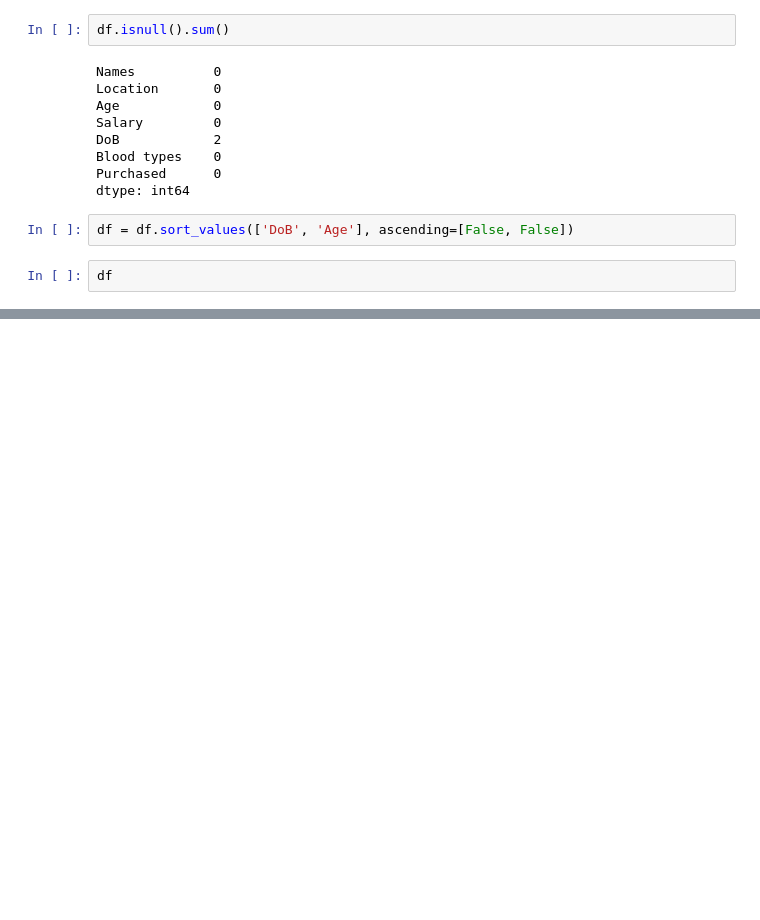
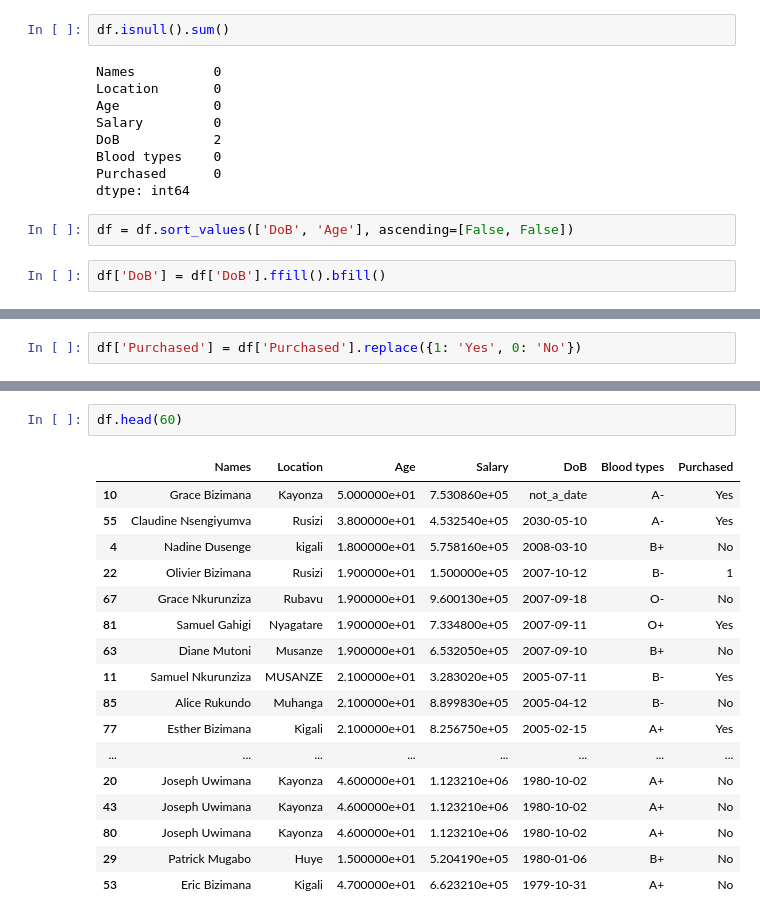
Before and after one commit to niyomugaboetiene/ml-tr-with-jupyter-notebook, a Jupyter notebook: exercises 2/exercises.ipynb, the cells around one changed output, grey strips where cells are left out. Saved outputs shown, nothing was run; the diff lists cells and outputs as text; blank space fills up the shorter version.

```diff
--- a/exercises 2/exercises.ipynb
+++ b/exercises 2/exercises.ipynb
@@ -72,4 +82,4 @@ dtype: int64
 # %%
 df = df.sort_values(['DoB', 'Age'], ascending=[False, False])
 # %%
-df
+df['DoB'] = df['DoB'].ffill().bfill()
@@ -89,0 +113,2 @@ df
+# %%
+df['Purchased'] = df['Purchased'].replace({1: 'Yes', 0: 'No'})
@@ -89,0 +131,20 @@ df
+# %%
+df.head(60)
+# %% [output]
+|  | Names | Location | Age | Salary | DoB | Blood types | Purchased |
+| 10 | Grace Bizimana | Kayonza | 5.000000e+01 | 7.530860e+05 | not_a_date | A- | Yes |
+| 55 | Claudine Nsengiyumva | Rusizi | 3.800000e+01 | 4.532540e+05 | 2030-05-10 | A- | Yes |
+| 4 | Nadine Dusenge | kigali | 1.800000e+01 | 5.758160e+05 | 2008-03-10 | B+ | No |
+| 22 | Olivier Bizimana | Rusizi | 1.900000e+01 | 1.500000e+05 | 2007-10-12 | B- | 1 |
+| 67 | Grace Nkurunziza | Rubavu | 1.900000e+01 | 9.600130e+05 | 2007-09-18 | O- | No |
+| 81 | Samuel Gahigi | Nyagatare | 1.900000e+01 | 7.334800e+05 | 2007-09-11 | O+ | Yes |
+| 63 | Diane Mutoni | Musanze | 1.900000e+01 | 6.532050e+05 | 2007-09-10 | B+ | No |
+| 11 | Samuel Nkurunziza | MUSANZE | 2.100000e+01 | 3.283020e+05 | 2005-07-11 | B- | Yes |
+| 85 | Alice Rukundo | Muhanga | 2.100000e+01 | 8.899830e+05 | 2005-04-12 | B- | No |
+| 77 | Esther Bizimana | Kigali | 2.100000e+01 | 8.256750e+05 | 2005-02-15 | A+ | Yes |
+| ... | ... | ... | ... | ... | ... | ... | ... |
+| 20 | Joseph Uwimana | Kayonza | 4.600000e+01 | 1.123210e+06 | 1980-10-02 | A+ | No |
+| 43 | Joseph Uwimana | Kayonza | 4.600000e+01 | 1.123210e+06 | 1980-10-02 | A+ | No |
+| 80 | Joseph Uwimana | Kayonza | 4.600000e+01 | 1.123210e+06 | 1980-10-02 | A+ | No |
+| 29 | Patrick Mugabo | Huye | 1.500000e+01 | 5.204190e+05 | 1980-01-06 | B+ | No |
+| 53 | Eric Bizimana | Kigali | 4.700000e+01 | 6.623210e+05 | 1979-10-31 | A+ | No |
```
Also changed, not shown: parts of 5 cells of this notebook.
